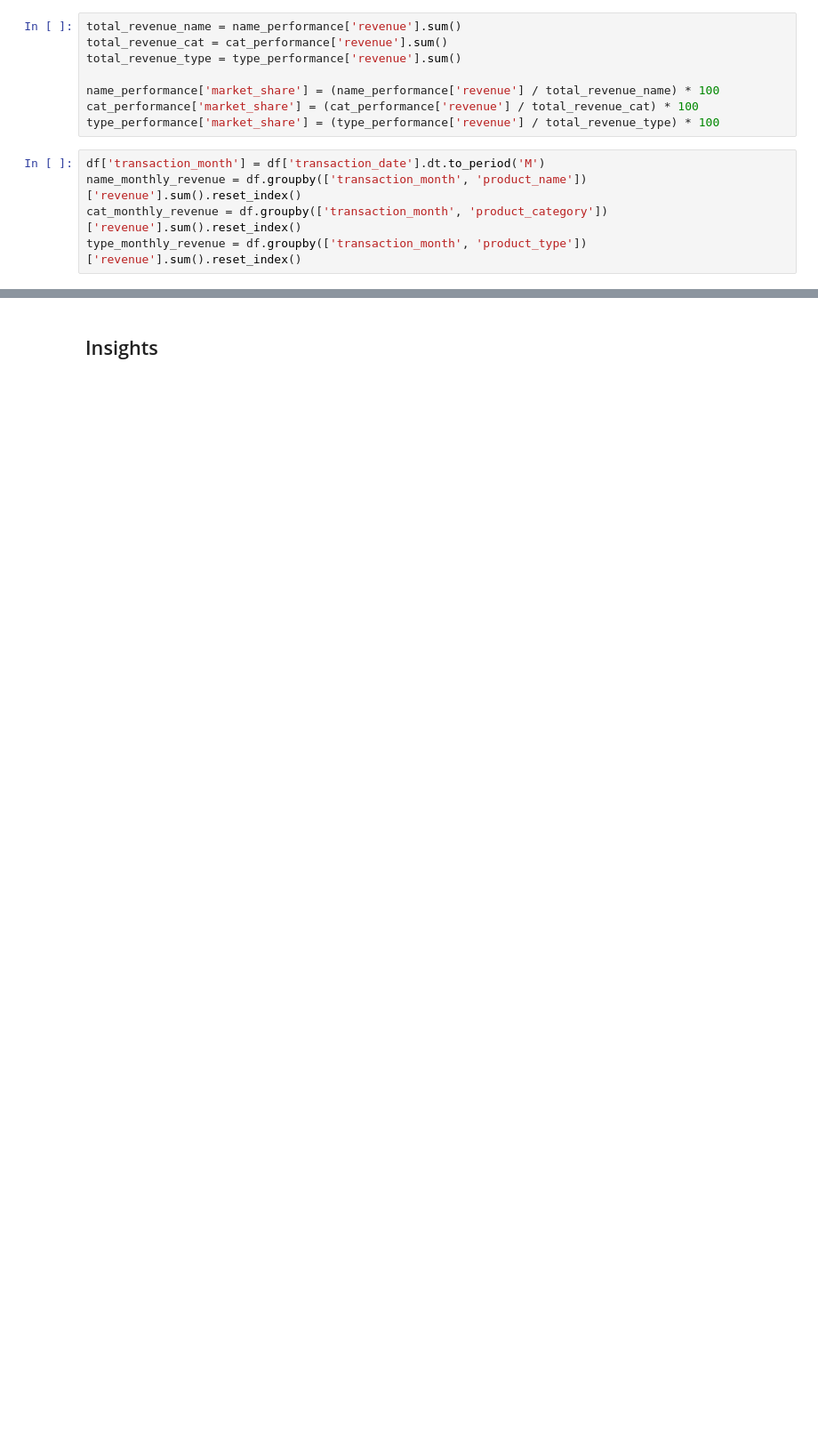
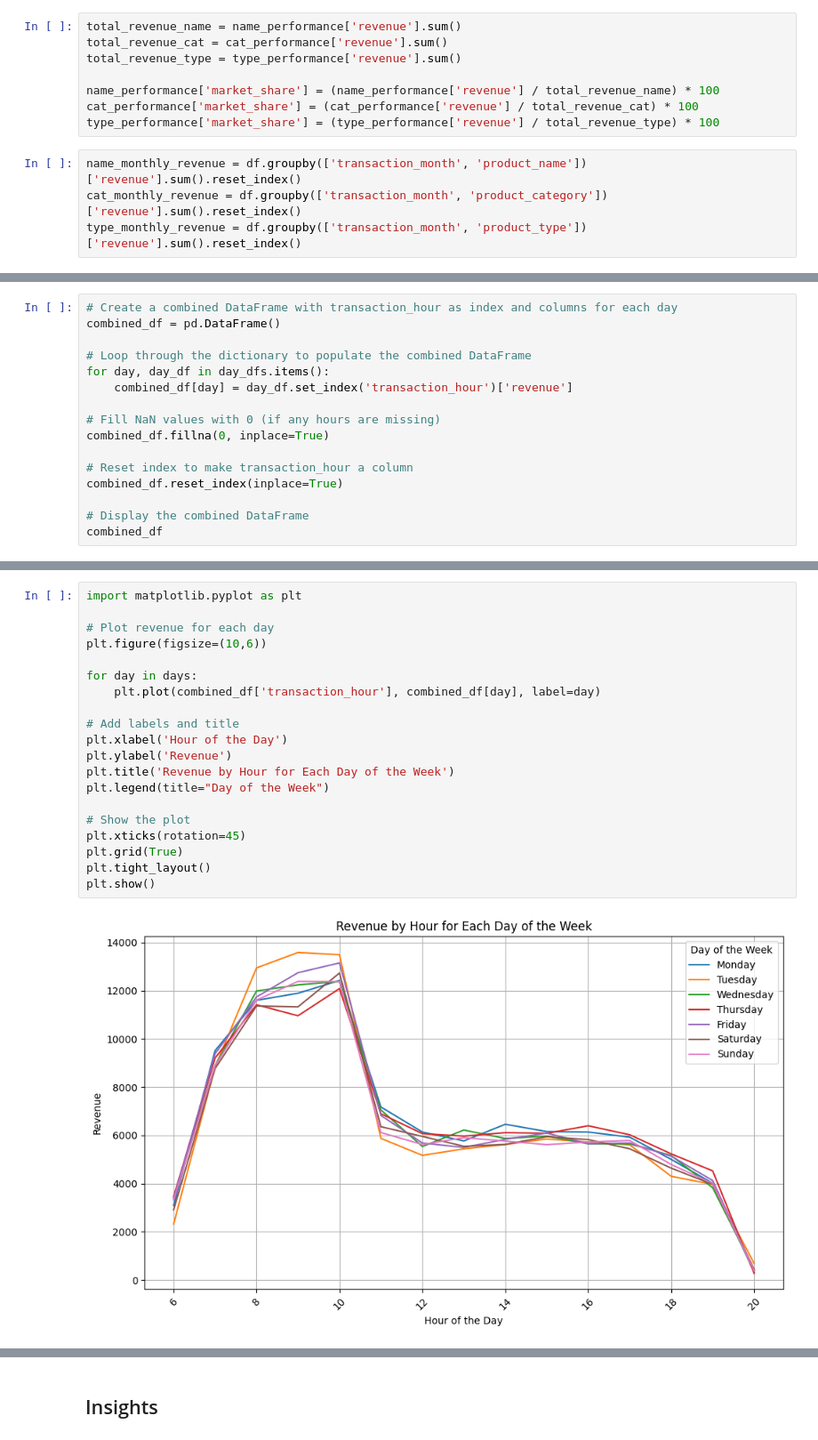
Before and after one commit to JinnOppa/Data-Analysis-Portfolio, a Jupyter notebook: coffee-shop-sales/project2.ipynb, the cells around one changed output, grey strips where cells are left out. Shown at 89% size. Cells and saved outputs as stored; diff of their text form; blank space fills up the shorter version.

```diff
--- a/coffee-shop-sales/project2.ipynb
+++ b/coffee-shop-sales/project2.ipynb
@@ -549,7 +527,6 @@ name_performance['market_share'] = (name_performance['revenue'] / total_revenue_
 cat_performance['market_share'] = (cat_performance['revenue'] / total_revenue_cat) * 100
 type_performance['market_share'] = (type_performance['revenue'] / total_revenue_type) * 100
 # %%
-df['transaction_month'] = df['transaction_date'].dt.to_period('M')
 name_monthly_revenue = df.groupby(['transaction_month', 'product_name'])['revenue'].sum().reset_index()
 cat_monthly_revenue = df.groupby(['transaction_month', 'product_category'])['revenue'].sum().reset_index()
 type_monthly_revenue = df.groupby(['transaction_month', 'product_type'])['revenue'].sum().reset_index()
@@ -763,0 +712,16 @@ Analyze sales patterns by day of the week and time of day to understand when sto
+# %%
+# Create a combined DataFrame with transaction_hour as index and columns for each day
+combined_df = pd.DataFrame()
+
+# Loop through the dictionary to populate the combined DataFrame
+for day, day_df in day_dfs.items():
+    combined_df[day] = day_df.set_index('transaction_hour')['revenue']
+
+# Fill NaN values with 0 (if any hours are missing)
+combined_df.fillna(0, inplace=True)
+
+# Reset index to make transaction_hour a column
+combined_df.reset_index(inplace=True)
+
+# Display the combined DataFrame
+combined_df
@@ -763,0 +745,22 @@ Analyze sales patterns by day of the week and time of day to understand when sto
+# %%
+import matplotlib.pyplot as plt
+
+# Plot revenue for each day
+plt.figure(figsize=(10,6))
+
+for day in days:
+    plt.plot(combined_df['transaction_hour'], combined_df[day], label=day)
+
+# Add labels and title
+plt.xlabel('Hour of the Day')
+plt.ylabel('Revenue')
+plt.title('Revenue by Hour for Each Day of the Week')
+plt.legend(title="Day of the Week")
+
+# Show the plot
+plt.xticks(rotation=45)
+plt.grid(True)
+plt.tight_layout()
+plt.show()
+# %% [output]
+[figure, added]
```
Also changed, not shown: parts of 51 cells of this notebook.
